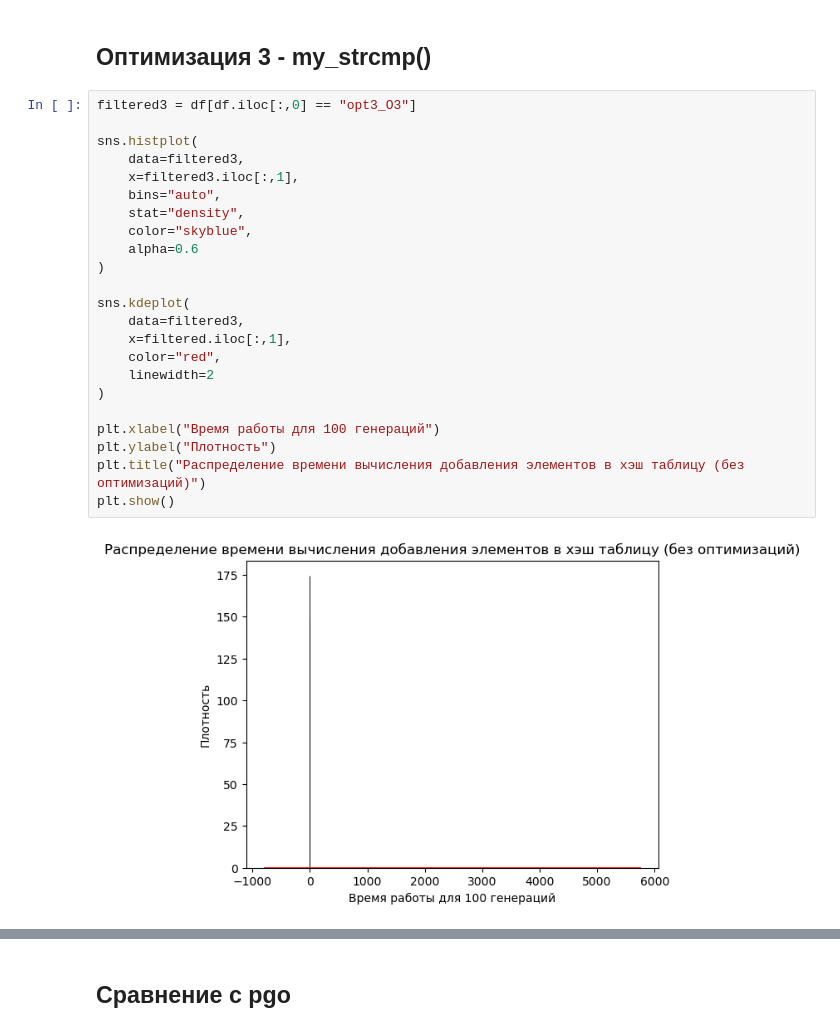
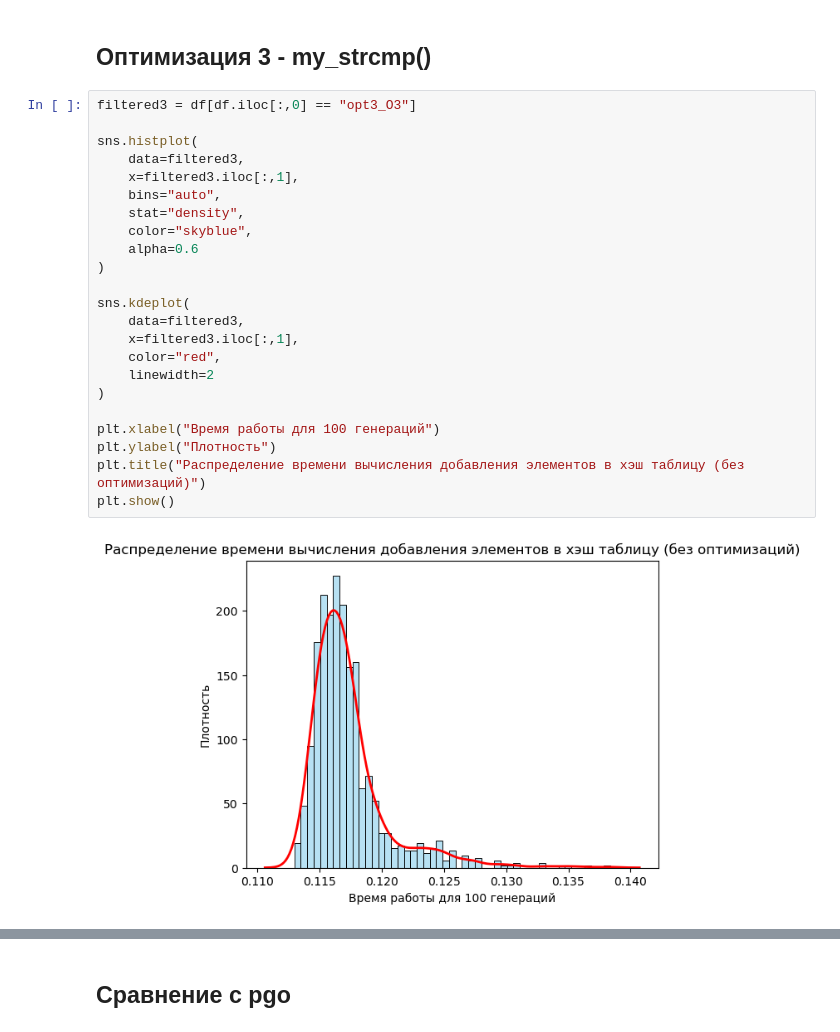
Before and after one commit to margocat57/Hash-Tables, a Jupyter notebook: Hash_tables_src/analys.ipynb, the cells around one changed output, grey strips where cells are left out. Cells and saved outputs as stored; diff of their text form.

```diff
--- a/Hash_tables_src/analys.ipynb
+++ b/Hash_tables_src/analys.ipynb
@@ -795,28 +793,28 @@ int find_node(bucket_t* bucket, const uint32_t hash, const char* key)
 # %%
 filtered3 = df[df.iloc[:,0] == "opt3_O3"]
 
 sns.histplot(
     data=filtered3,
     x=filtered3.iloc[:,1],
     bins="auto",
     stat="density",
     color="skyblue",
     alpha=0.6
 )
 
 sns.kdeplot(
     data=filtered3,
-    x=filtered.iloc[:,1],
+    x=filtered3.iloc[:,1],
     color="red",
     linewidth=2
 )
 
 plt.xlabel("Время работы для 100 генераций")
 plt.ylabel("Плотность")
 plt.title("Распределение времени вычисления добавления элементов в хэш таблицу (без оптимизаций)")
 plt.show()
 # %% [output]
-[figure, old version]
+[figure, new version]
 # %%
 filtered3.describe()
 # %% [output]
```
Also changed, not shown: parts of 63 cells of this notebook, 21 other files.
